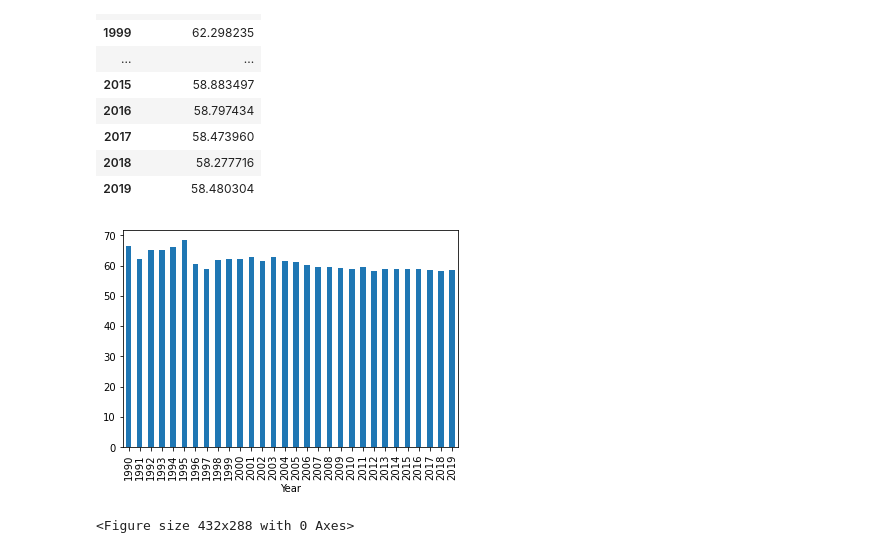
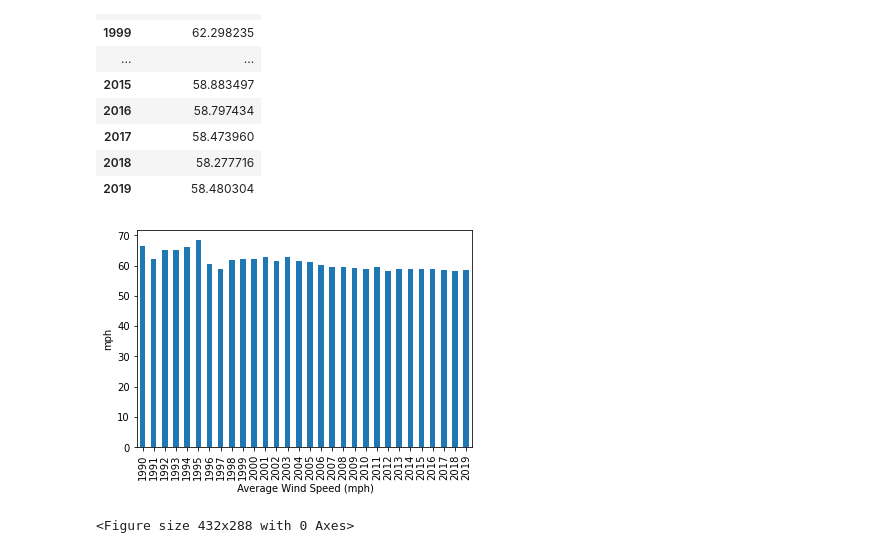
Before and after one commit to 1der4k/Data_Analysis_Project_1, a Jupyter notebook: 1990-2020.ipynb, the cells around one changed output. Saved outputs shown, nothing was run; the diff lists cells and outputs as text; code cells hidden in the pictures.

```diff
--- a/1990-2020.ipynb
+++ b/1990-2020.ipynb
@@ -153,14 +153,14 @@ average_wind_speed_df
 # %%
 # Create a bar chart based off of the group series from before
 count_chart = average_annual_wind_speed.plot(kind='bar')
 
 # Set the xlabel and ylabel using class methods
-count_chart.set_xlabel("Year")
-count_chart.set_ylabel("")
+count_chart.set_xlabel(" Average Wind Speed (mph)")
+count_chart.set_ylabel("mph")
 
 
 plt.show()
 plt.tight_layout()
 # %% [output]
-[figure, old version]
+[figure, new version]
 <Figure size 432x288 with 0 Axes>
```
